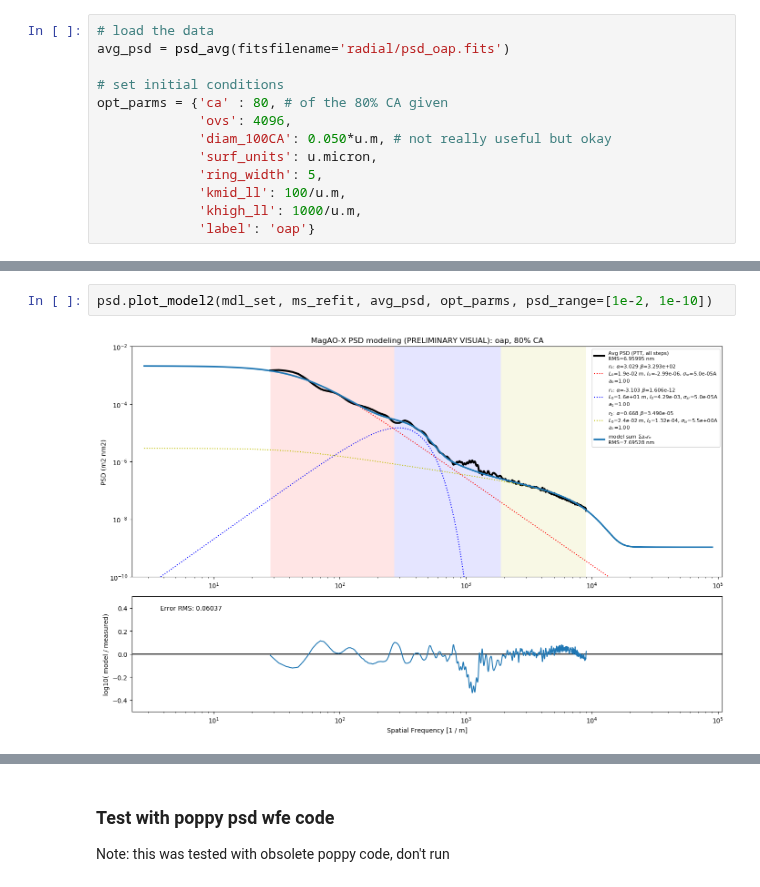
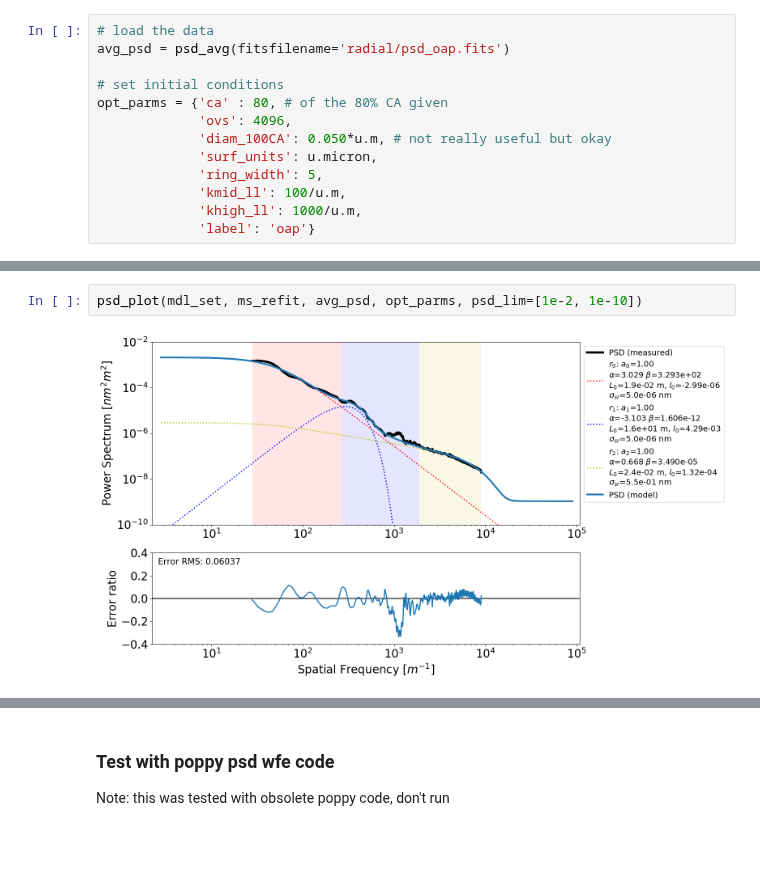
Before and after one commit to magao-x/magaox_poppy, a Jupyter notebook: PSD/PSDmodel_oap.ipynb, the cells around one changed output, grey strips where cells are left out. Drawn from its saved outputs; the diff is of its cells as text; blank space fills up the shorter version.

Commit message:
update psd model plots

```diff
--- a/PSD/PSDmodel_oap.ipynb
+++ b/PSD/PSDmodel_oap.ipynb
@@ -89,7 +157,7 @@ Wall time: 15.9 s
 # %%
-psd.plot_model2(mdl_set, ms_refit, avg_psd, opt_parms, psd_range=[1e-2, 1e-10])
+psd_plot(mdl_set, ms_refit, avg_psd, opt_parms, psd_lim=[1e-2, 1e-10])
 # %% [output]
-[figure, old version]
+[figure, new version]
 # %%
 # set the spatial frequency regions based on the index values
 k_start = []
```
Also changed, not shown: parts of 6 cells of this notebook, 6 other files.
